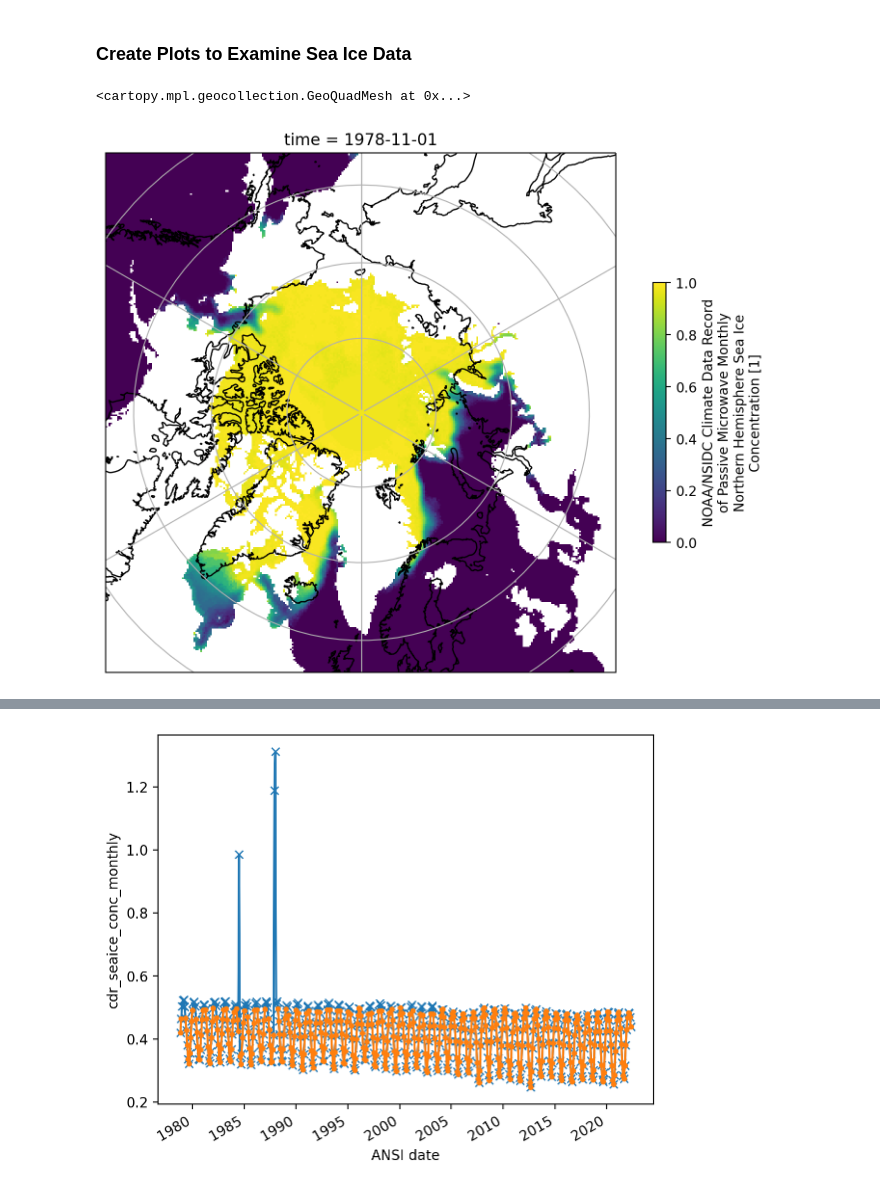
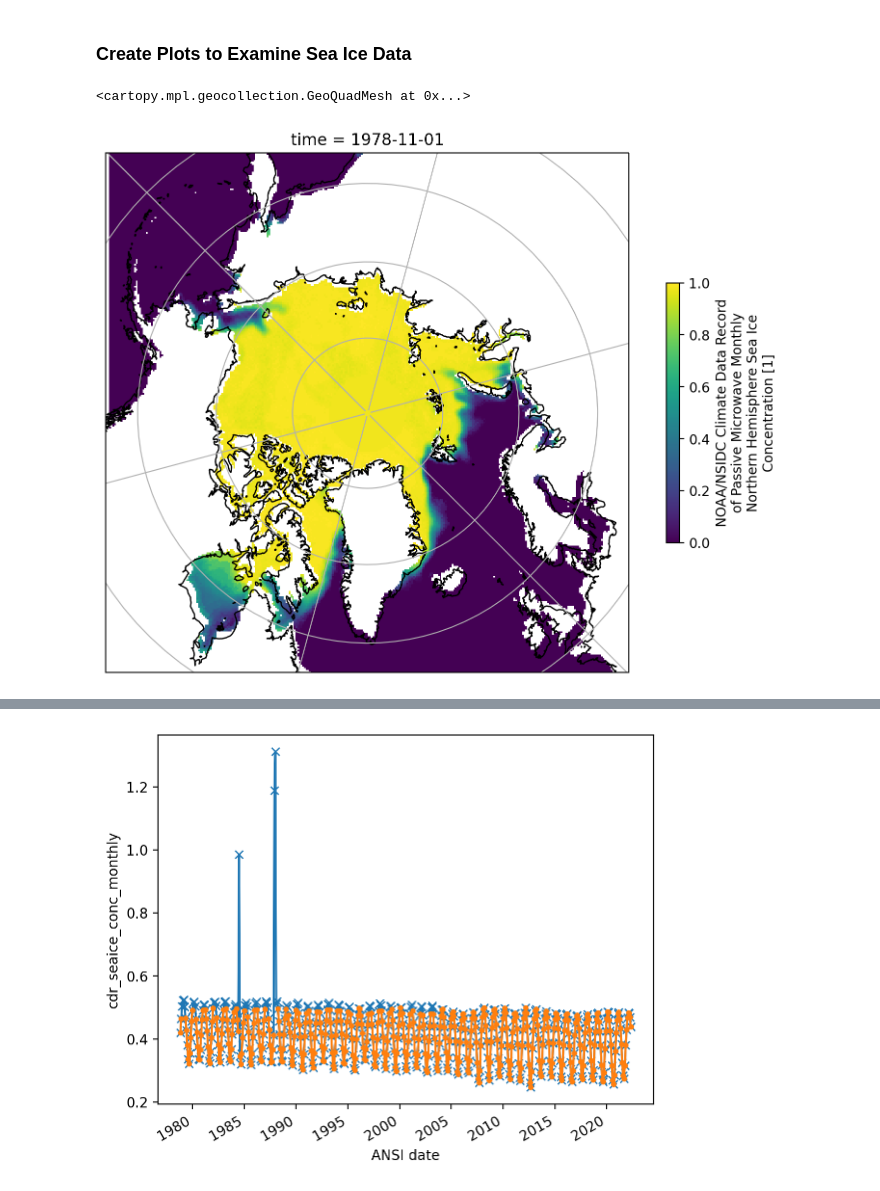
Before and after one commit to juliasimpson97/rces-final-project, a Jupyter notebook: final_project.ipynb, the cells around one changed output, grey strips where cells are left out. Saved outputs shown, nothing was run; the diff lists cells and outputs as text; code cells hidden in the pictures.

Commit message:
fixed projection and tested plots

```diff
--- a/final_project.ipynb
+++ b/final_project.ipynb
@@ -250,17 +222,17 @@ Attributes: (12/65)
 ### Create Plots to Examine Sea Ice Data
 # %%
 fig = plt.figure(figsize=(10,7))
-proj_ant = ccrs.NorthPolarStereo()
+proj_ant = ccrs.NorthPolarStereo(central_longitude=-45)
 ax = plt.axes(projection=proj_ant)
-ax.set_extent([-180, 180, 100, 56], crs=ccrs.PlateCarree())
+ax.set_extent([-180, 180, 100, 56], crs=ccrs.PlateCarree()) #100, 56
 ax.coastlines()
 ax.gridlines()
 
 ice_conc = ds_ice.cdr_seaice_conc_monthly[0]
 ice_conc = ice_conc.where(ice_conc<=1)
 ice_conc.plot(vmin=0, vmax=1, cbar_kwargs={'shrink': 0.5})
 # %% [output]
 <cartopy.mpl.geocollection.GeoQuadMesh at 0x...>
-[figure, old version]
+[figure, new version]
 # %%
 fig = plt.figure(figsize=(10,7))
```
Also changed, not shown: parts of 17 cells of this notebook.
